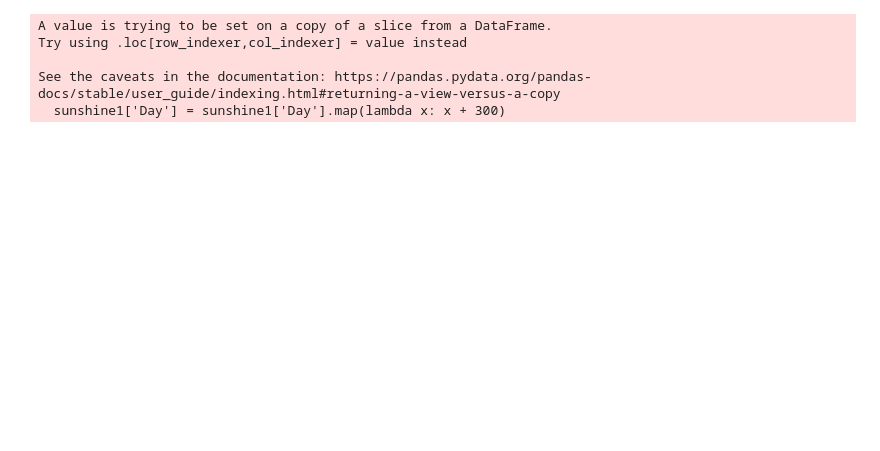
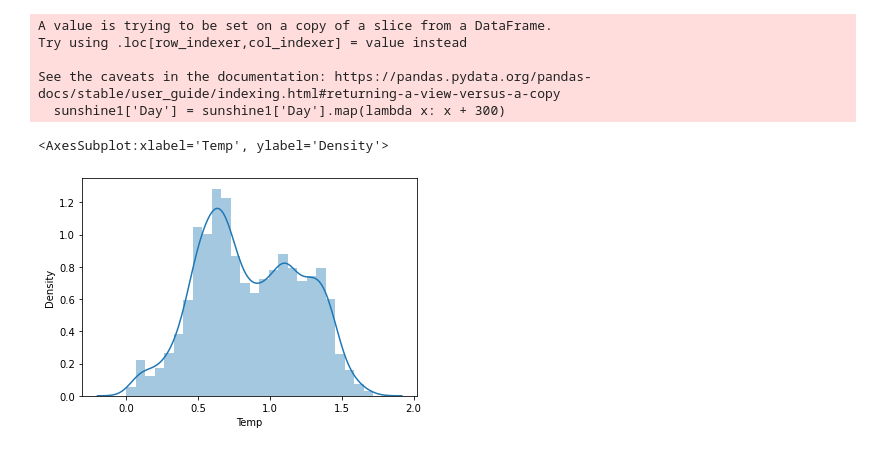
Before and after one commit to WryBin/Elec3, a Jupyter notebook: pre.ipynb, the cells around one changed output. Saved outputs shown, nothing was run; the diff lists cells and outputs as text; code cells hidden in the pictures; blank space fills up the shorter version.

```diff
--- a/pre.ipynb
+++ b/pre.ipynb
@@ -26,4 +26,16 @@ Try using .loc[row_indexer,col_indexer] = value instead
 
 See the caveats in the documentation: https://pandas.pydata.org/pandas-docs/stable/user_guide/indexing.html#returning-a-view-versus-a-copy
   sunshine1['Day'] = sunshine1['Day'].map(lambda x: x + 300)
+# %%
+# Plot Histogram
+import seaborn as sns
+import scipy
+sns.distplot(np.expm1(train_data['Temp']))
+# sns.distplot(np.log1p(train_data['Radiation']))
+# sns.distplot(scipy.special.boxcox1p(train_data['Radiation'], 0.15))
+# sns.displot(scipy.stats.boxcox(train_data['Radiation'] + 0.01))
+# print(min(train_data['Radiation']))
+# %% [output]
+<AxesSubplot:xlabel='Temp', ylabel='Density'>
+[figure, added]
 # %%
```
Also changed, not shown: parts of 3 cells of this notebook.
